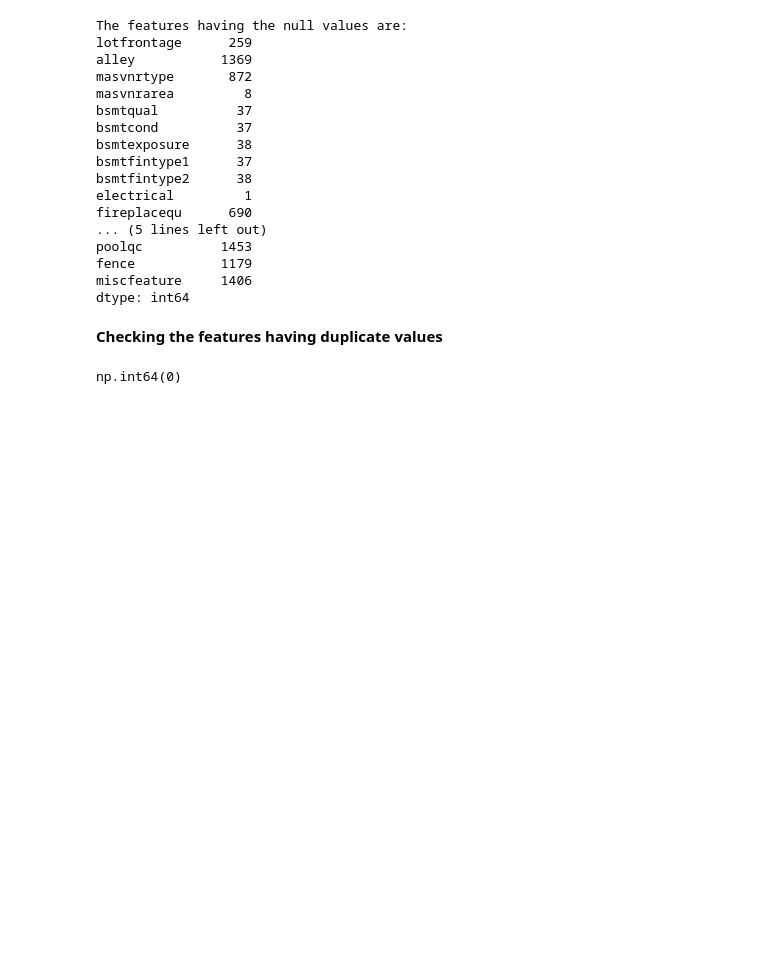
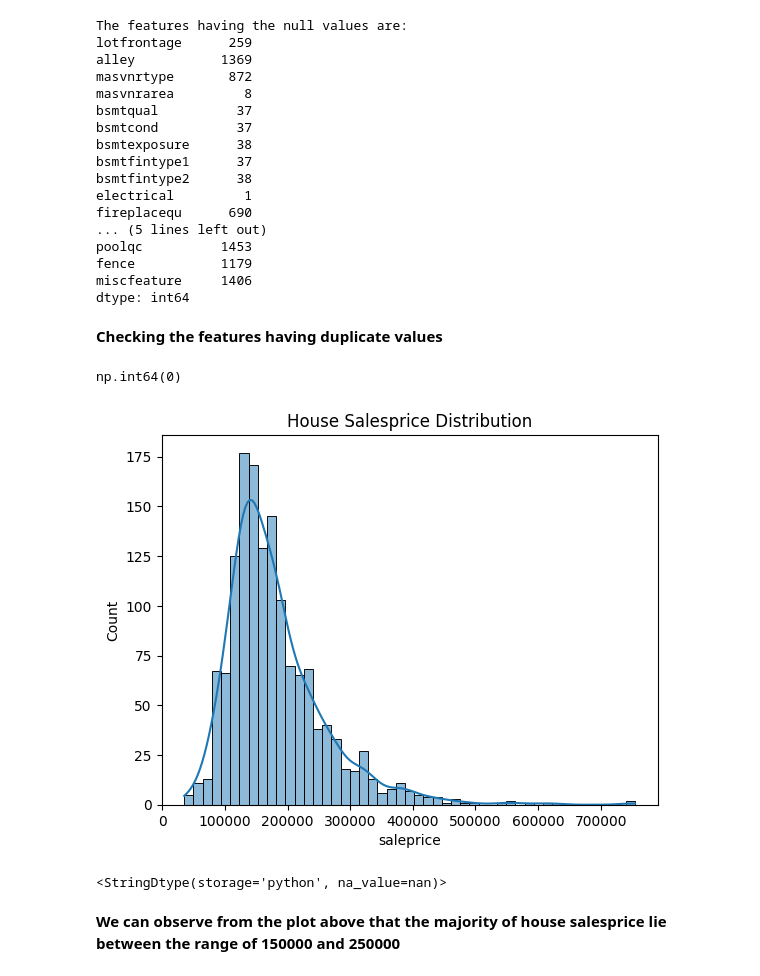
Before and after one commit to AsokTamang/houseprice_predictor, a Jupyter notebook: notebook/EDA.ipynb, the cells around one changed output. Saved outputs shown, nothing was run; the diff lists cells and outputs as text; code cells hidden in the pictures; blank space fills up the shorter version.

```diff
--- a/notebook/EDA.ipynb
+++ b/notebook/EDA.ipynb
@@ -109,3 +109,13 @@ dtype: int64
 df.duplicated().sum()
 # %% [output]
 np.int64(0)
+# %%
+sns.histplot(df['saleprice'],kde=True)
+plt.title('House Salesprice Distribution')
+plt.show()
+df['mssubclass'].dtype
+# %% [output]
+[figure, added]
+<StringDtype(storage='python', na_value=nan)>
+# %% [markdown]
+**We can observe from the plot above that the majority of house salesprice lie between the range of 150000 and 250000**
```
Also changed, not shown: parts of 5 cells of this notebook.
